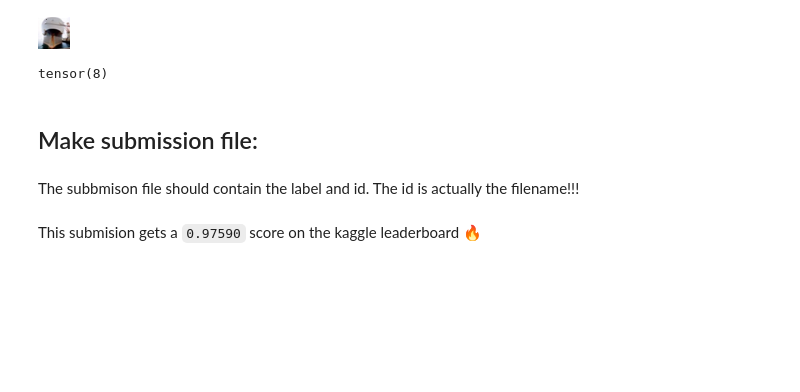
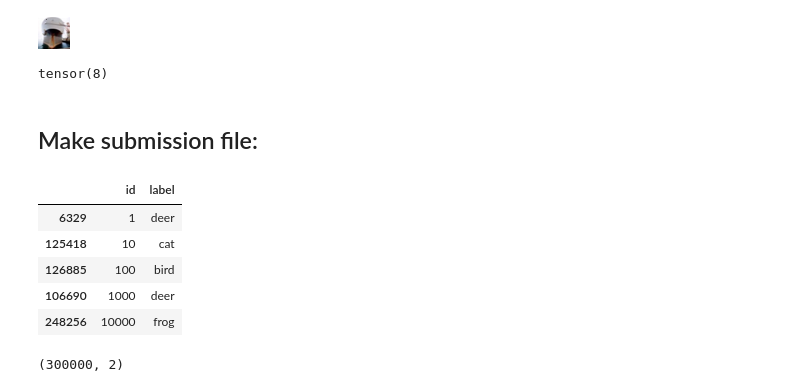
Before and after one commit to Luckybugs/cifar10, a Jupyter notebook: cifar10_fastai.ipynb, the cells around one changed output. Drawn from its saved outputs; the diff is of its cells as text; code cells hidden in the pictures; blank space fills up the shorter version.

```diff
--- a/cifar10_fastai.ipynb
+++ b/cifar10_fastai.ipynb
@@ -117,8 +69,6 @@ labels[0]
 tensor(8)
 # %% [markdown]
 ## Make submission file:
-# %% [markdown]
-The subbmison file should contain the label and id. The id is actually the filename!!!
 # %%
 filenames = []
 for i in range(len(preds)):
@@ -133,0 +85,13 @@ df.to_csv("submit01.csv", index=False)
+# %%
+df.head()
+# %% [output]
+|  | id | label |
+| 6329 | 1 | deer |
+| 125418 | 10 | cat |
+| 126885 | 100 | bird |
+| 106690 | 1000 | deer |
+| 248256 | 10000 | frog |
+# %%
+df.shape
+# %% [output]
+(300000, 2)
@@ -134,5 +100,3 @@ df.to_csv("submit01.csv", index=False)
 # %%
 # ! ls
 # !kaggle competitions submit -c cifar-10 -f submit01.csv -m "Message"
-# %% [markdown]
-This submision gets a `0.97590` score on the kaggle leaderboard  🔥
```
Also changed, not shown: parts of 14 cells of this notebook.
